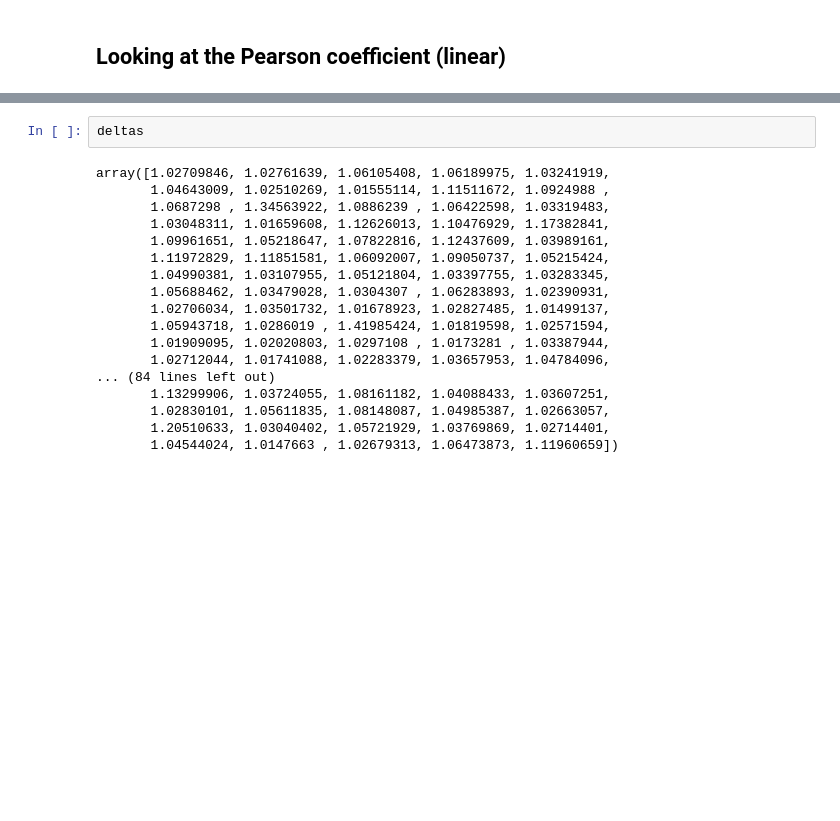
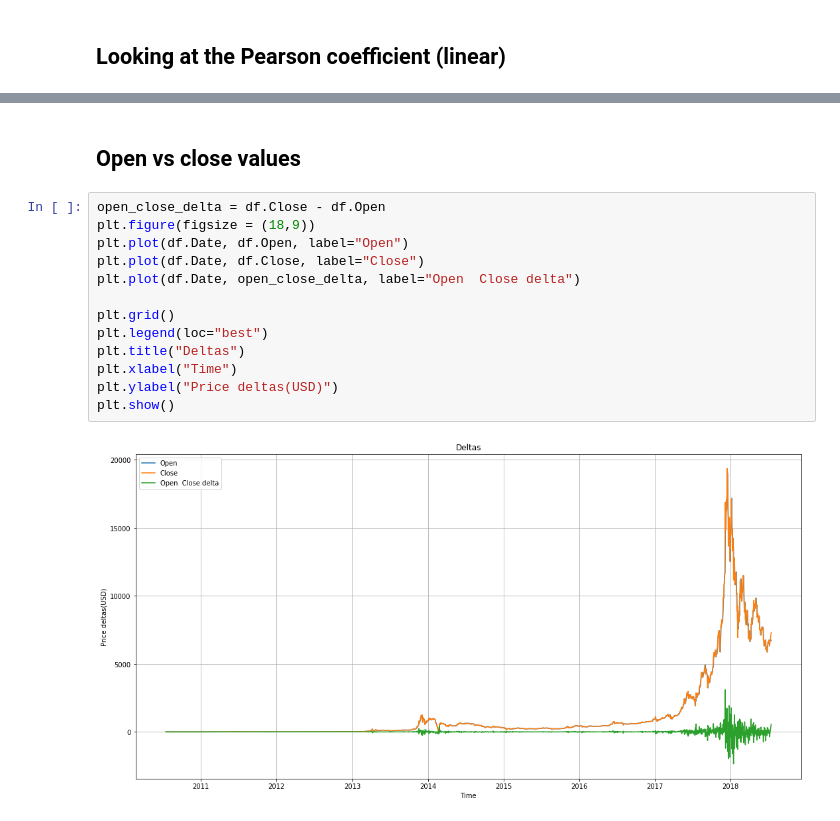
Before and after one commit to ithallojunior/bitcoin_data_analysis, a Jupyter notebook: pure_data_analysis.ipynb, the cells around one changed output, grey strips where cells are left out. Cells and saved outputs as stored; diff of their text form; blank space fills up the shorter version.

```diff
--- a/pure_data_analysis.ipynb
+++ b/pure_data_analysis.ipynb
@@ -154,20 +150,17 @@ array([[1.        , 0.74312826],
-# %%
-deltas
-# %% [output]
-array([1.02709846, 1.02761639, 1.06105408, 1.06189975, 1.03241919,
-       1.04643009, 1.02510269, 1.01555114, 1.11511672, 1.0924988 ,
-       1.0687298 , 1.34563922, 1.0886239 , 1.06422598, 1.03319483,
-       1.03048311, 1.01659608, 1.12626013, 1.10476929, 1.17382841,
-       1.09961651, 1.05218647, 1.07822816, 1.12437609, 1.03989161,
-       1.11972829, 1.11851581, 1.06092007, 1.09050737, 1.05215424,
-       1.04990381, 1.03107955, 1.05121804, 1.03397755, 1.03283345,
-       1.05688462, 1.03479028, 1.0304307 , 1.06283893, 1.02390931,
-       1.02706034, 1.03501732, 1.01678923, 1.02827485, 1.01499137,
-       1.05943718, 1.0286019 , 1.41985424, 1.01819598, 1.02571594,
-       1.01909095, 1.02020803, 1.0297108 , 1.0173281 , 1.03387944,
-       1.02712044, 1.01741088, 1.02283379, 1.03657953, 1.04784096,
-... (84 lines left out)
-       1.13299906, 1.03724055, 1.08161182, 1.04088433, 1.03607251,
-       1.02830101, 1.05611835, 1.08148087, 1.04985387, 1.02663057,
-       1.20510633, 1.03040402, 1.05721929, 1.03769869, 1.02714401,
-       1.04544024, 1.0147663 , 1.02679313, 1.06473873, 1.11960659])
+# %% [markdown]
+## Open vs close values
+# %%
+open_close_delta = df.Close - df.Open
+plt.figure(figsize = (18,9))
+plt.plot(df.Date, df.Open, label="Open")
+plt.plot(df.Date, df.Close, label="Close")
+plt.plot(df.Date, open_close_delta, label="Open  Close delta")
+
+plt.grid()
+plt.legend(loc="best")
+plt.title("Deltas")
+plt.xlabel("Time")
+plt.ylabel("Price deltas(USD)")
+plt.show()
+# %% [output]
+[figure, added]
```
Also changed, not shown: parts of 7 cells of this notebook, 4 other files.
